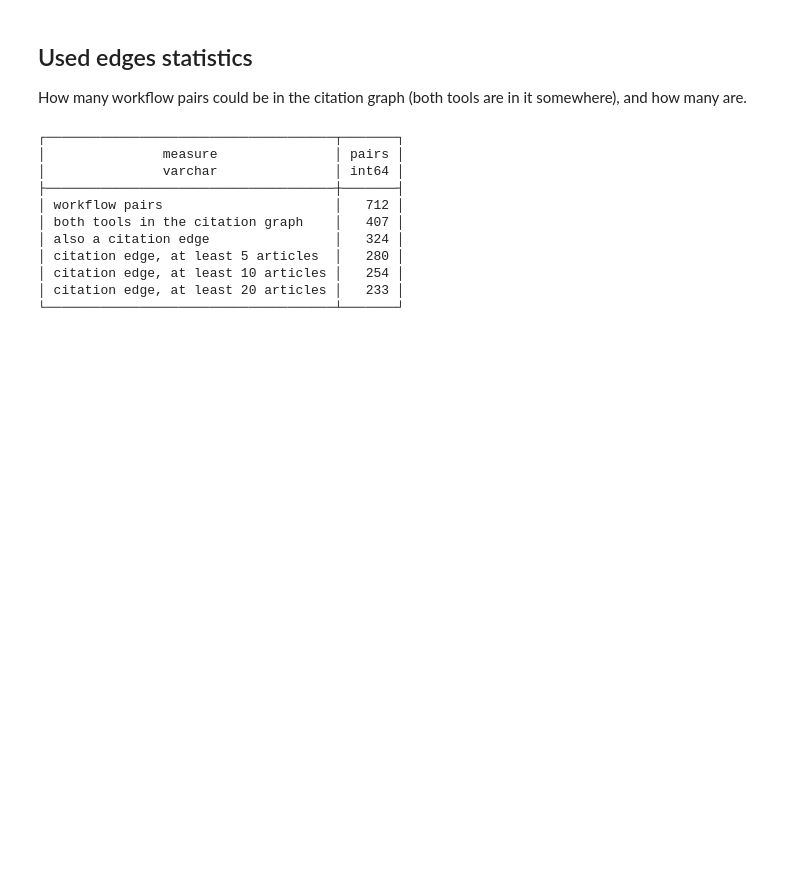
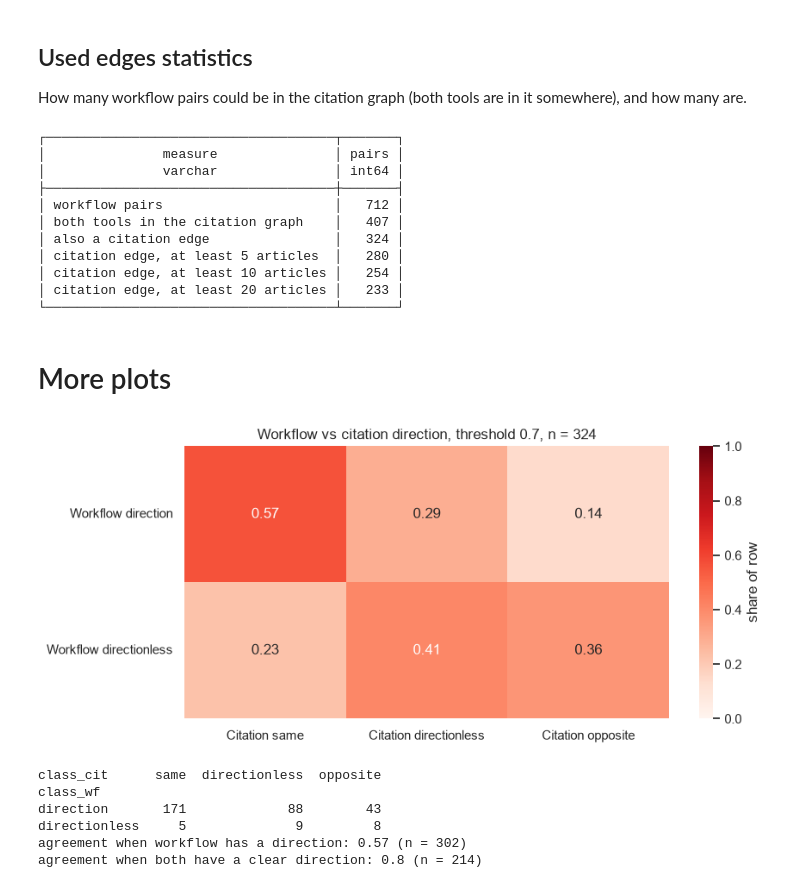
Before and after one commit to YojanaGadiya/BH2026-InSoLiTo, a Jupyter notebook: directed-graph/workflowhub/compare_citation_edges_galaxy.ipynb, the cells around one changed output. Saved outputs shown, nothing was run; the diff lists cells and outputs as text; code cells hidden in the pictures; blank space fills up the shorter version.

Commit message:
Add extra plots to all workflow set notebooks. Remove old notebooks

```diff
--- a/directed-graph/workflowhub/compare_citation_edges_galaxy.ipynb
+++ b/directed-graph/workflowhub/compare_citation_edges_galaxy.ipynb
@@ -277,3 +277,5 @@ con.sql("""
 │ citation edge, at least 10 articles │   254 │
 │ citation edge, at least 20 articles │   233 │
 └─────────────────────────────────────┴───────┘
+# %% [markdown]
+# More plots
@@ -279,0 +287,63 @@ con.sql("""
+# %%
+
+sns.set_theme(style="whitegrid", rc={"grid.alpha": 0.3, "grid.linestyle": "--"})
+COLOUR = "#f2634c"
+# %%
+direction_df = con.execute("""
+    SELECT wf_dir, cit_dir,
+           wf_fwd + wf_rev   AS wf_total,
+           cit_fwd + cit_rev AS cit_total,
+           confidence
+    FROM pairs
+    WHERE cit_fwd + cit_rev >= ? ORDER BY confidence DESC
+""", [1]).df()
+# %%
+"""
+Wf Direction
+Wf Directionless
+                cit same cit opposite cit directionless
+
+"""
+THRESHOLD = 0.70  # direction threshold; 1 - t is the opposite threshold
+
+ROWS = ["direction", "directionless"]
+COLS = ["same", "directionless", "opposite"]
+
+# wf_dir is always >= 0.5 (main workflow direction), so only two row classes
+direction_df["class_wf"] = np.where(direction_df["wf_dir"] > THRESHOLD, "direction", "directionless")
+direction_df["class_cit"] = np.select(
+    [direction_df["cit_dir"] > THRESHOLD, direction_df["cit_dir"] < 1 - THRESHOLD],
+    ["same", "opposite"],
+    default="directionless",
+)
+
+counts = (pd.crosstab(direction_df["class_wf"], direction_df["class_cit"])
+            .reindex(index=ROWS, columns=COLS, fill_value=0))
+norm = counts.div(counts.sum(axis=1).replace(0, np.nan), axis=0).fillna(0)
+
+fig, ax = plt.subplots(figsize=(9, 4))
+sns.heatmap(norm, annot=True, fmt=".2f", cmap="Reds", vmin=0, vmax=1, ax=ax,
+            cbar_kws={"label": "share of row"})
+ax.set_xticklabels([f"Citation {c}" for c in COLS])
+ax.set_yticklabels([f"Workflow {r}" for r in ROWS], rotation=0)
+ax.set_xlabel("")
+ax.set_ylabel("")
+ax.set_title(f"Workflow vs citation direction, threshold {THRESHOLD}, n = {len(direction_df)}")
+plt.tight_layout()
+plt.show()
+
+print(counts)
+d = counts.loc["direction"]
+print("agreement when workflow has a direction:",
+      round(d["same"] / d.sum(), 2) if d.sum() else "n/a", f"(n = {d.sum()})")
+print("agreement when both have a clear direction:",
+      round(d["same"] / (d["same"] + d["opposite"]), 2) if d["same"] + d["opposite"] else "n/a",
+      f"(n = {d['same'] + d['opposite']})")
+# %% [output]
+[figure, added]
+class_cit      same  directionless  opposite
+class_wf
+direction       171             88        43
+directionless     5              9         8
+agreement when workflow has a direction: 0.57 (n = 302)
+agreement when both have a clear direction: 0.8 (n = 214)
```
Also changed, not shown: parts of 8 cells of this notebook, 4 other files.
